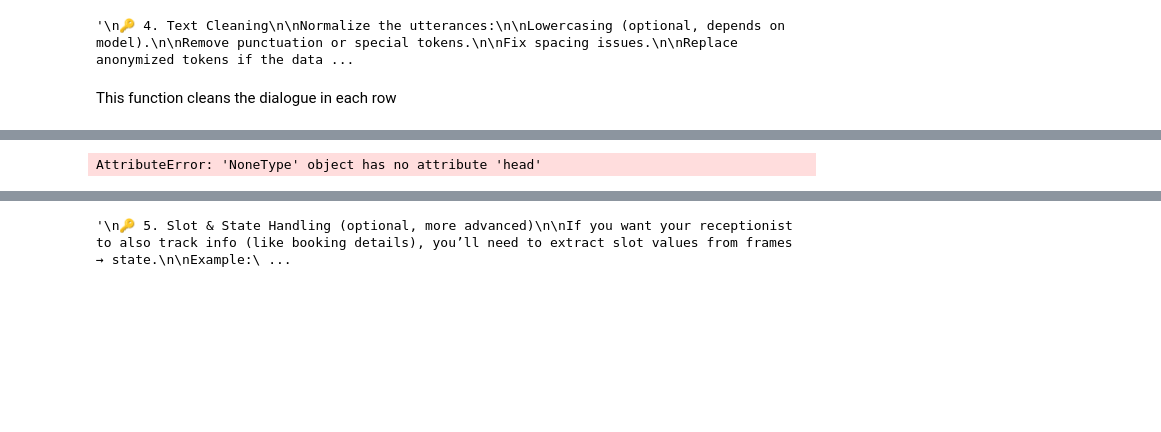
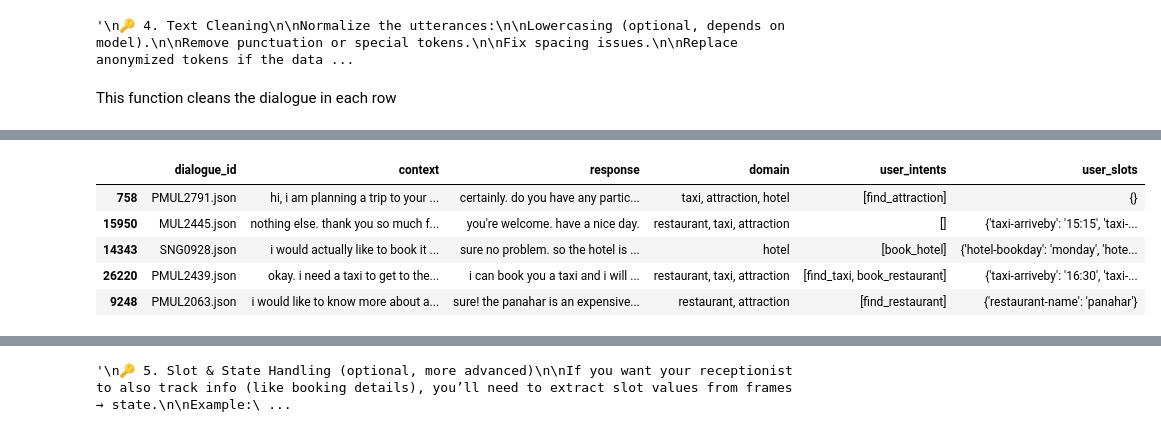
Before and after one commit to aliallam123/AI-Receptionist, a Jupyter notebook: Machine Learning Workflow/Data Preprocessing/data-preprocessing.ipynb, the cells around one changed output, grey strips where cells are left out. Cells and saved outputs as stored; diff of their text form; code cells hidden in the pictures; blank space fills up the shorter version.

```diff
--- a/Machine Learning Workflow/Data Preprocessing/data-preprocessing.ipynb
+++ b/Machine Learning Workflow/Data Preprocessing/data-preprocessing.ipynb
@@ -424,4 +464,9 @@ TypeError: 'NoneType' object is not subscriptable
 # %%
-train_pairs_df.head()
+train_pairs_df.sample(5)
 # %% [output]
-AttributeError: 'NoneType' object has no attribute 'head'
+|  | dialogue_id | context | response | domain | user_intents | user_slots |
+| 758 | PMUL2791.json | hi, i am planning a trip to your ... | certainly. do you have any partic... | taxi, attraction, hotel | [find_attraction] | {} |
+| 15950 | MUL2445.json | nothing else. thank you so much f... | you're welcome. have a nice day. | restaurant, taxi, attraction | [] | {'taxi-arriveby': '15:15', 'taxi-... |
+| 14343 | SNG0928.json | i would actually like to book it ... | sure no problem. so the hotel is ... | hotel | [book_hotel] | {'hotel-bookday': 'monday', 'hote... |
+| 26220 | PMUL2439.json | okay. i need a taxi to get to the... | i can book you a taxi and i will ... | restaurant, taxi, attraction | [find_taxi, book_restaurant] | {'taxi-arriveby': '16:30', 'taxi-... |
+| 9248 | PMUL2063.json | i would like to know more about a... | sure! the panahar is an expensive... | restaurant, attraction | [find_restaurant] | {'restaurant-name': 'panahar'} |
```
Also changed, not shown: parts of 10 cells of this notebook.
